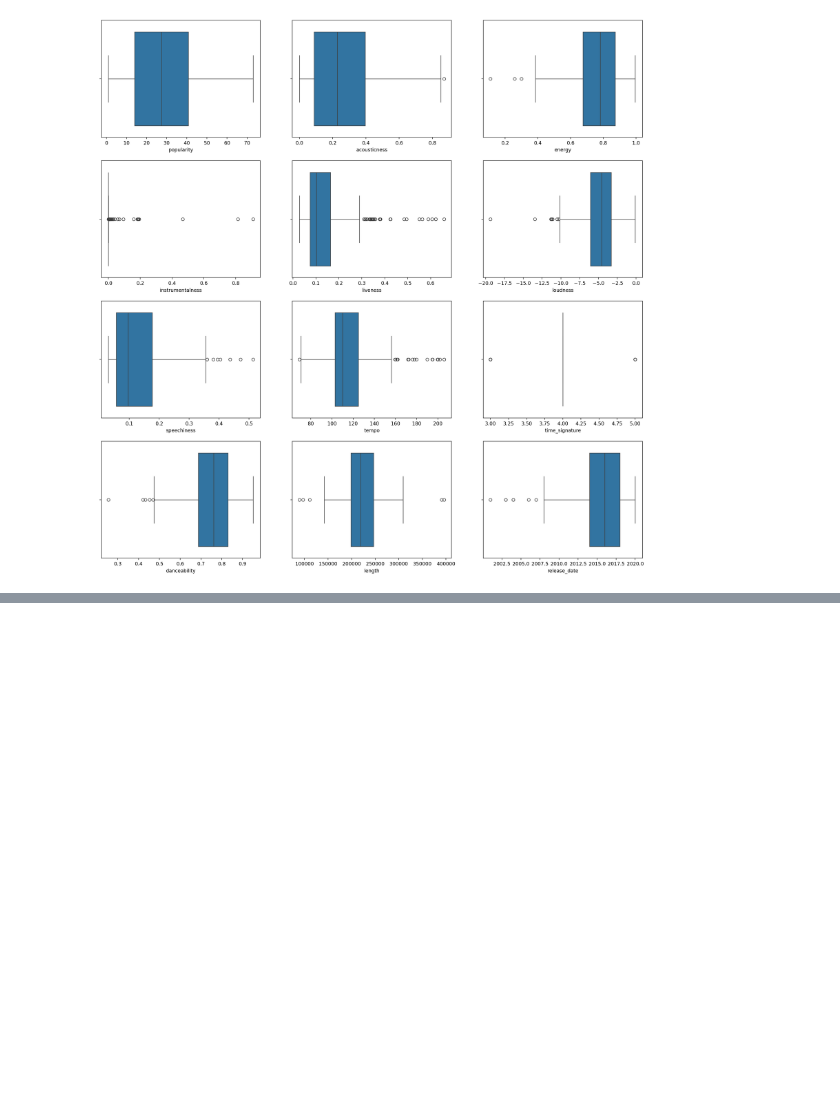
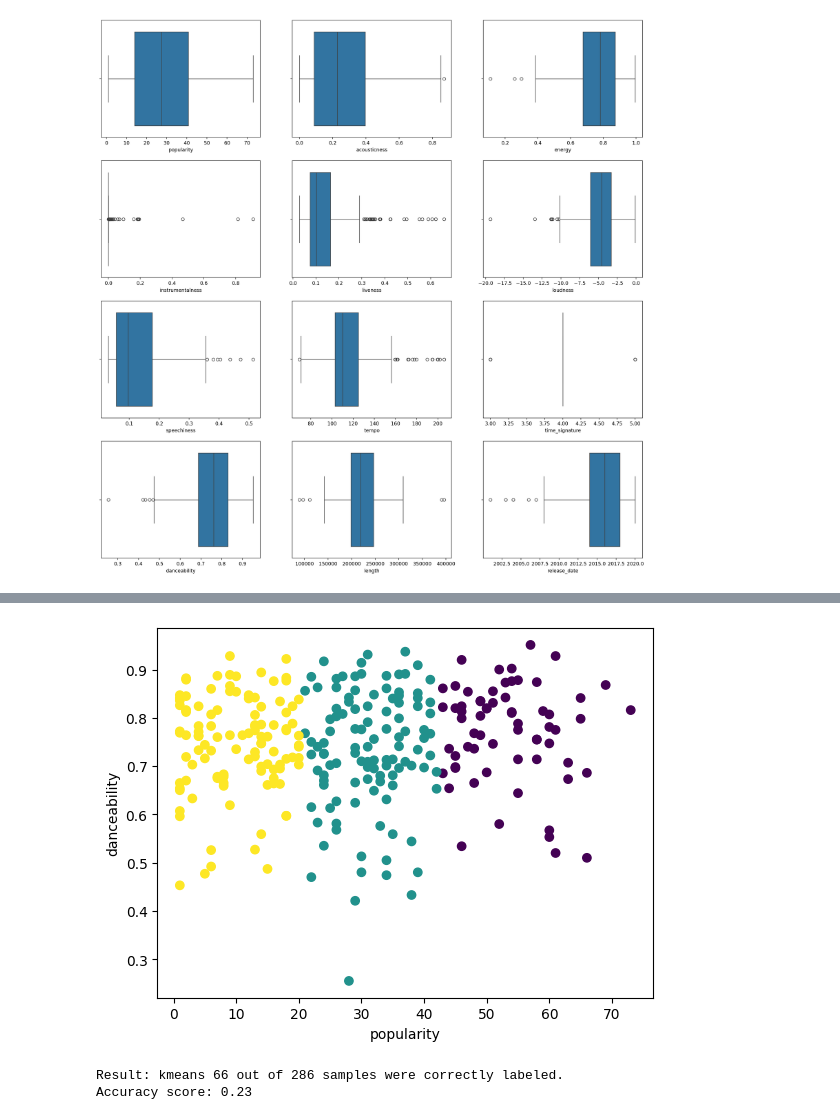
Before and after one commit to jhRayHwang/ML-For-Beginners, a Jupyter notebook: 5-Clustering/2-K-Means/notebook.ipynb, the cells around one changed output, grey strips where cells are left out. Saved outputs shown, nothing was run; the diff lists cells and outputs as text; code cells hidden in the pictures; blank space fills up the shorter version.

```diff
--- a/5-Clustering/2-K-Means/notebook.ipynb
+++ b/5-Clustering/2-K-Means/notebook.ipynb
@@ -129,0 +144,21 @@ score
+# %%
+kmeans = KMeans(n_clusters = 3)
+kmeans.fit(X)
+labels = kmeans.predict(X)
+plt.scatter(df['popularity'],df['danceability'],c = labels)
+plt.xlabel('popularity')
+plt.ylabel('danceability')
+plt.show()
+# %% [output]
+[figure, added]
+# %%
+labels = kmeans.labels_
+
+correct_labels = sum(y == labels)
+
+print("Result: kmeans %d out of %d samples were correctly labeled." % (correct_labels, y.size))
+
+print('Accuracy score: {0:0.2f}'. format(correct_labels/float(y.size)))
+# %% [output]
+Result: kmeans 66 out of 286 samples were correctly labeled.
+Accuracy score: 0.23
```
Also changed, not shown: parts of 4 cells of this notebook.
